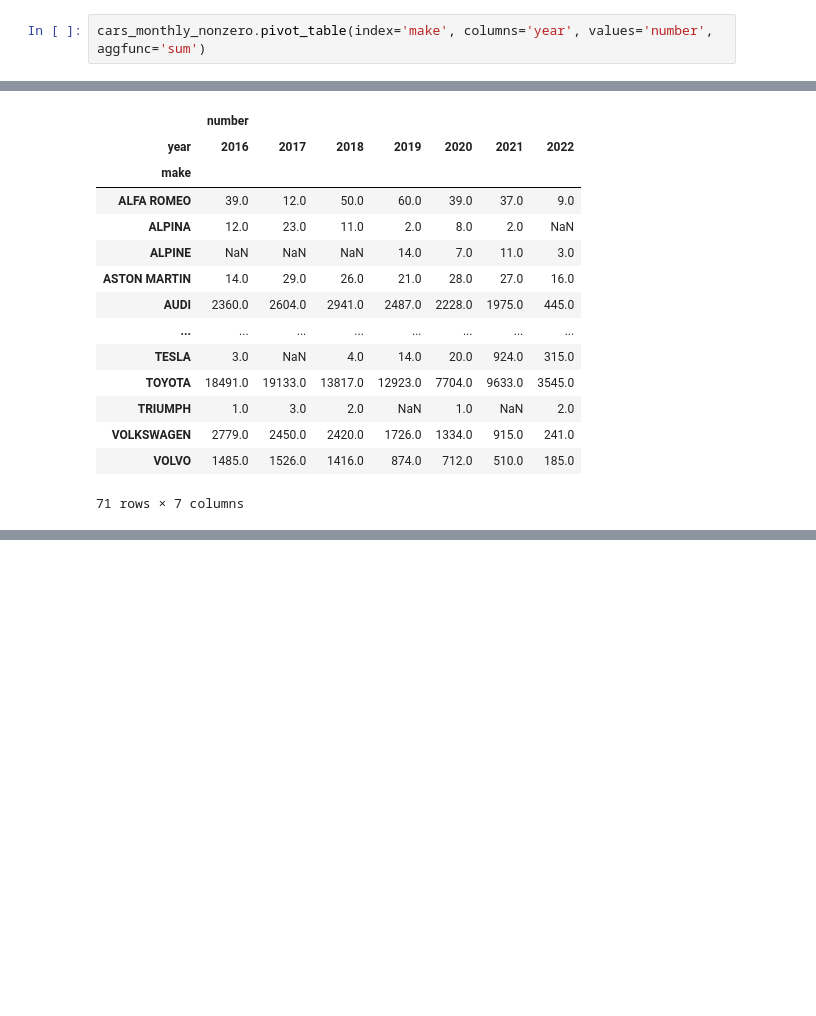
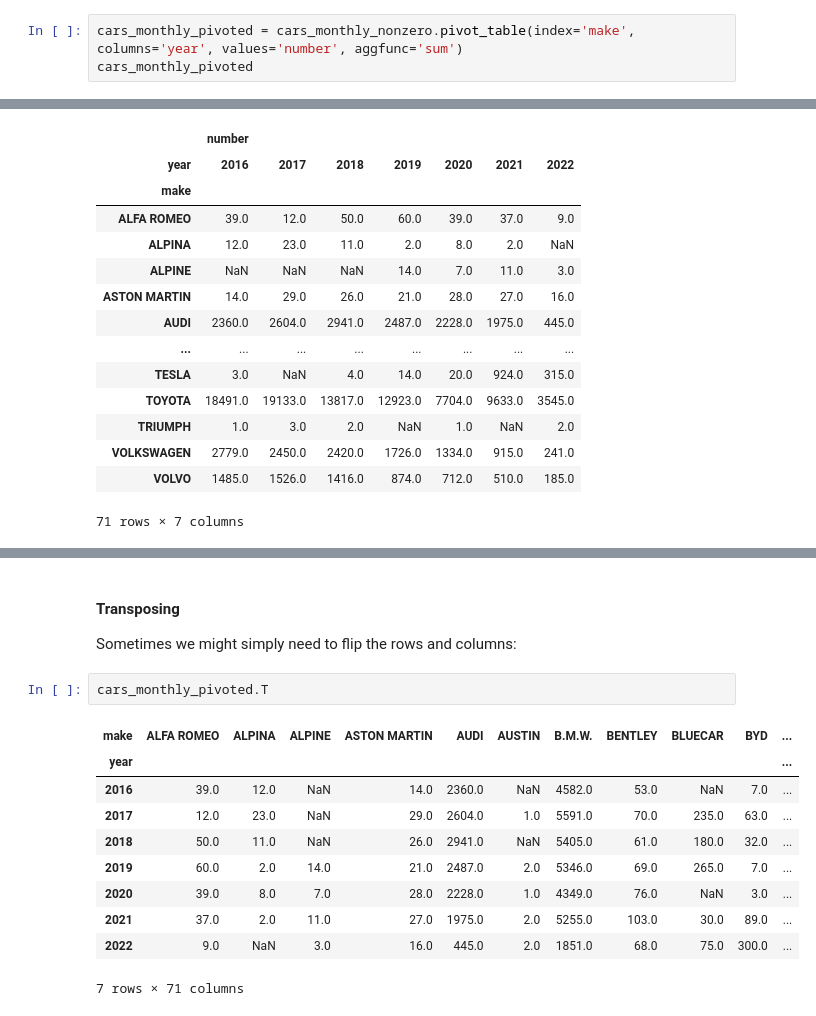
Before and after one commit to worldbank/dec-python-course, a Jupyter notebook: 1-foundations/3-numpy-and-pandas/foundations-s3.ipynb, the cells around one changed output, grey strips where cells are left out. Saved outputs shown, nothing was run; the diff lists cells and outputs as text; blank space fills up the shorter version.

```diff
--- a/1-foundations/3-numpy-and-pandas/foundations-s3.ipynb
+++ b/1-foundations/3-numpy-and-pandas/foundations-s3.ipynb
@@ -1237,5 +1241,6 @@ To get the aggregated number of new car registrations by make and year, using `p
 # %%
-cars_monthly_nonzero.pivot_table(index='make', columns='year', values='number', aggfunc='sum')
+cars_monthly_pivoted = cars_monthly_nonzero.pivot_table(index='make', columns='year', values='number', aggfunc='sum')
+cars_monthly_pivoted
 # %% [output]
 | year | 2016 | 2017 | 2018 | 2019 | 2020 | 2021 | 2022 |
 | make |  |  |  |  |  |  |  |
@@ -1295,0 +1369,17 @@ cars_monthly_nonzero.groupby(['make', 'year']).sum()[['number']].unstack()
+# %% [markdown]
+#### **Transposing**
+
+Sometimes we might simply need to flip the rows and columns:
+# %%
+cars_monthly_pivoted.T
+# %% [output]
+| make | ALFA ROMEO | ALPINA | ALPINE | ASTON MARTIN | AUDI | AUSTIN | B.M.W. | BENTLEY | BLUECAR | BYD | ... |
+| year |  |  |  |  |  |  |  |  |  |  | ... |
+| 2016 | 39.0 | 12.0 | NaN | 14.0 | 2360.0 | NaN | 4582.0 | 53.0 | NaN | 7.0 | ... |
+| 2017 | 12.0 | 23.0 | NaN | 29.0 | 2604.0 | 1.0 | 5591.0 | 70.0 | 235.0 | 63.0 | ... |
+| 2018 | 50.0 | 11.0 | NaN | 26.0 | 2941.0 | NaN | 5405.0 | 61.0 | 180.0 | 32.0 | ... |
+| 2019 | 60.0 | 2.0 | 14.0 | 21.0 | 2487.0 | 2.0 | 5346.0 | 69.0 | 265.0 | 7.0 | ... |
+| 2020 | 39.0 | 8.0 | 7.0 | 28.0 | 2228.0 | 1.0 | 4349.0 | 76.0 | NaN | 3.0 | ... |
+| 2021 | 37.0 | 2.0 | 11.0 | 27.0 | 1975.0 | 2.0 | 5255.0 | 103.0 | 30.0 | 89.0 | ... |
+| 2022 | 9.0 | NaN | 3.0 | 16.0 | 445.0 | 2.0 | 1851.0 | 68.0 | 75.0 | 300.0 | ... |
+7 rows × 71 columns
```
Also changed, not shown: parts of 43 cells of this notebook.
